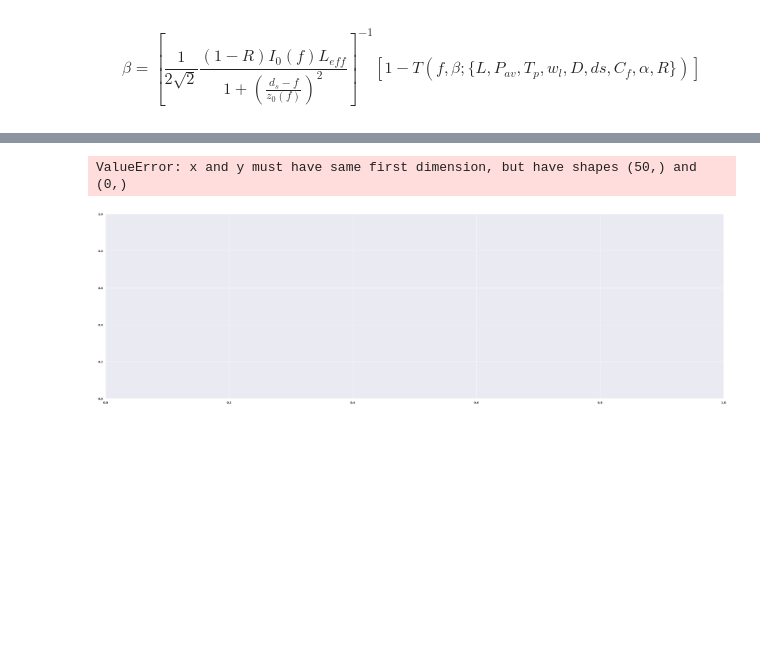
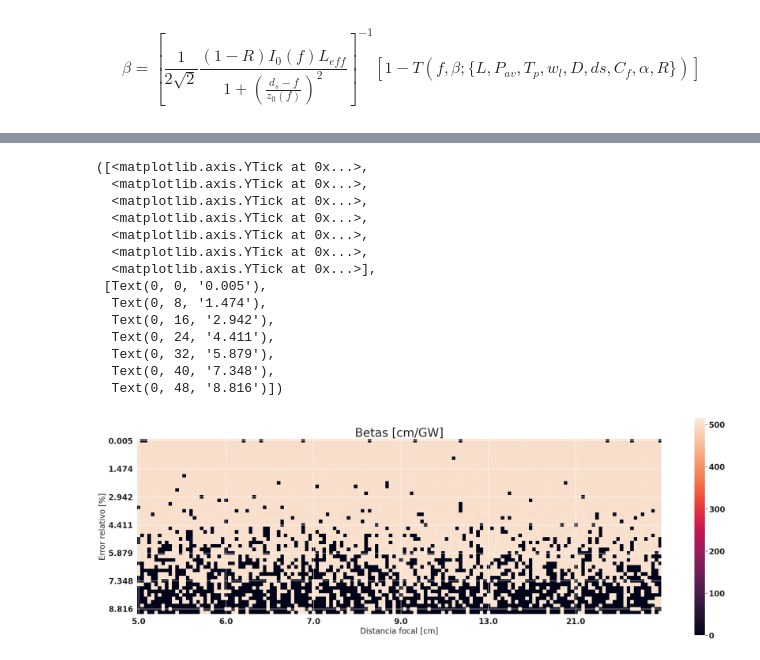
Before and after one commit to EstebanM-98/University_codes, a Jupyter notebook: TPA/analisis2.ipynb, the cells around one changed output, grey strips where cells are left out. Saved outputs shown, nothing was run; the diff lists cells and outputs as text; code cells hidden in the pictures; blank space fills up the shorter version.

```diff
--- a/TPA/analisis2.ipynb
+++ b/TPA/analisis2.ipynb
@@ -314,7 +362,43 @@ nx
-# %%
-plt.plot(er_r*100,val,'ko')
-plt.xlabel('Error relativo [%]')
-plt.title('Criterio de Gaussianidad')
-# %% [output]
-ValueError: x and y must have same first dimension, but have shapes (50,) and (0,)
-[figure, removed]
+# %%
+fig = plt.figure(figsize=(30,10))
+
+
+matplotlib.rc('xtick', labelsize=20)
+matplotlib.rc('ytick', labelsize=20)
+plt.imshow(M_beta)
+plt.ylabel('Error relativo [%]',fontsize=20)
+plt.xlabel('Distancia focal [cm]',fontsize=20)
+plt.title('Betas [cm/GW]',fontsize=30)
+plt.colorbar()
+
+
+nx = focal.shape[0]
+no_labels = 7 # how many labels to see on axis x
+step_x = int(nx / (no_labels - 1)) # step between consecutive labels
+x_positions = np.arange(0,nx,step_x) # pixel count at label position
+x_labels = focal[::step_x] # labels you want to see
+plt.xticks(x_positions, np.sort(x_labels),fontsize=20)
+
+
+ny = er_r.shape[0]
+no_labels = 7 # how many labels to see on axis x
+step_y = int(ny / (no_labels - 1)) # step between consecutive labels
+y_positions = np.arange(0,ny,step_y) # pixel count at label position
+y_labels = np.round(er_r[::step_y],3) # labels you want to see
+plt.yticks(y_positions, np.sort(y_labels),fontsize=20)
+# %% [output]
+([<matplotlib.axis.YTick at 0x...>,
+  <matplotlib.axis.YTick at 0x...>,
+  <matplotlib.axis.YTick at 0x...>,
+  <matplotlib.axis.YTick at 0x...>,
+  <matplotlib.axis.YTick at 0x...>,
+  <matplotlib.axis.YTick at 0x...>,
+  <matplotlib.axis.YTick at 0x...>],
+ [Text(0, 0, '0.005'),
+  Text(0, 8, '1.474'),
+  Text(0, 16, '2.942'),
+  Text(0, 24, '4.411'),
+  Text(0, 32, '5.879'),
+  Text(0, 40, '7.348'),
+  Text(0, 48, '8.816')])
+[figure, added]
```
Also changed, not shown: parts of 10 cells of this notebook, 11 other files.
